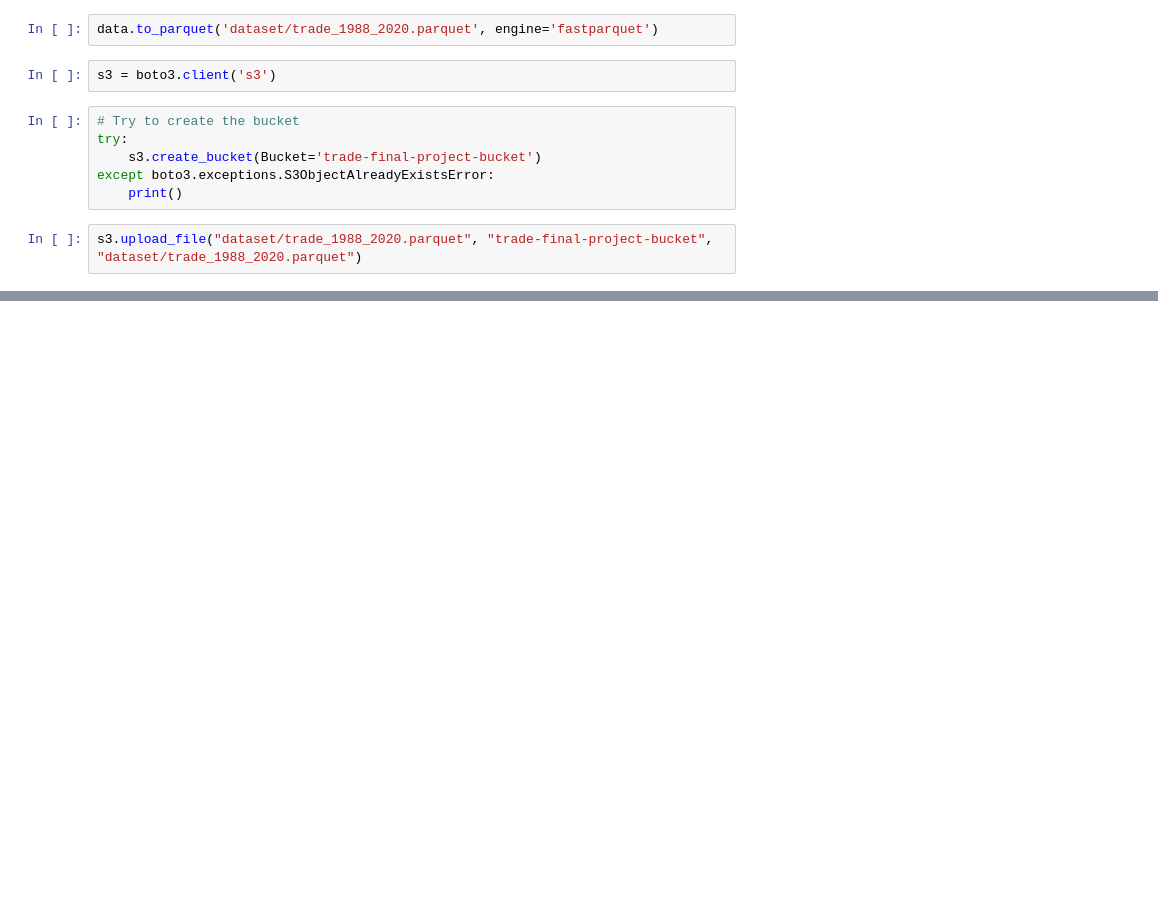
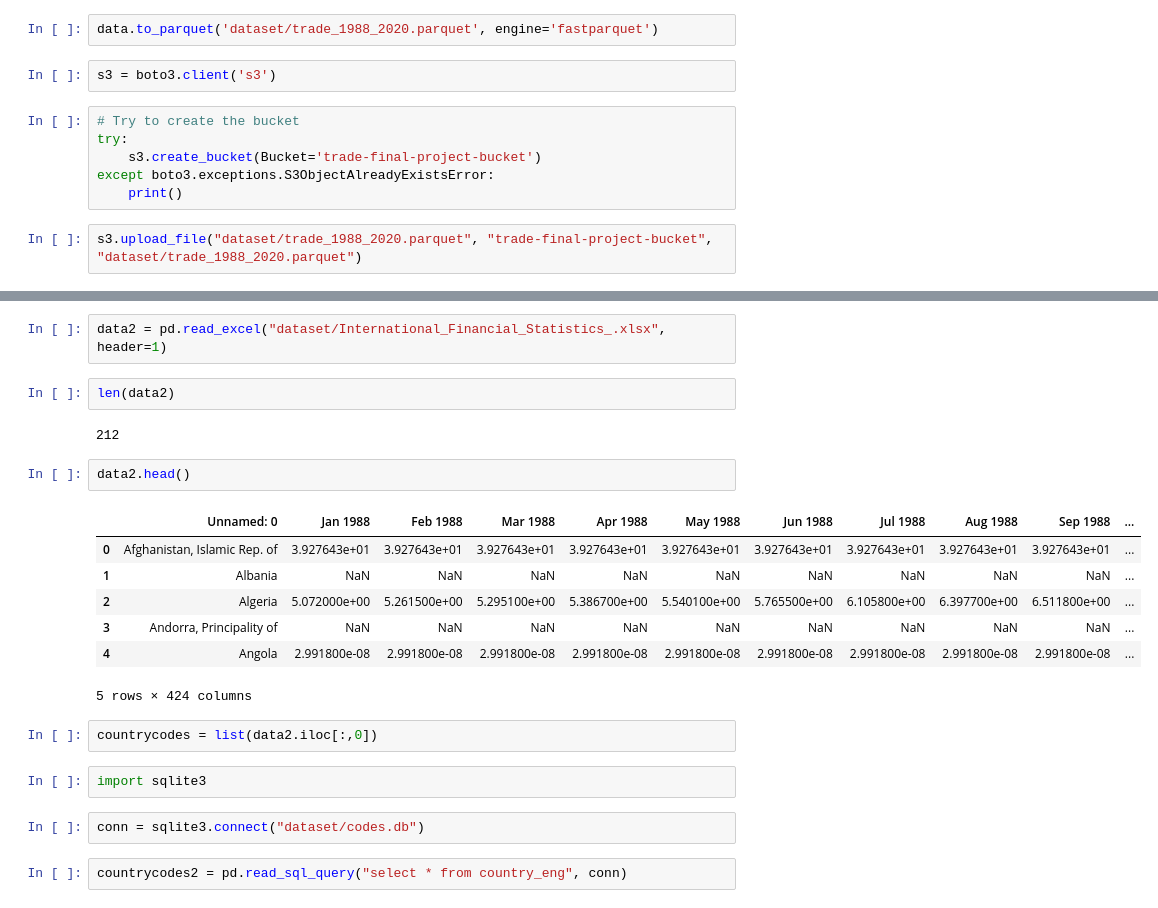
Before and after one commit to macs30123-s23/final-project-ayako, a Jupyter notebook: upload_data.ipynb, the cells around one changed output, grey strips where cells are left out. Cells and saved outputs as stored; diff of their text form; blank space fills up the shorter version.

```diff
--- a/upload_data.ipynb
+++ b/upload_data.ipynb
@@ -45,0 +53,24 @@ s3.upload_file("dataset/trade_1988_2020.parquet", "trade-final-project-bucket",
+# %%
+data2 = pd.read_excel("dataset/International_Financial_Statistics_.xlsx", header=1)
+# %%
+len(data2)
+# %% [output]
+212
+# %%
+data2.head()
+# %% [output]
+|  | Unnamed: 0 | Jan 1988 | Feb 1988 | Mar 1988 | Apr 1988 | May 1988 | Jun 1988 | Jul 1988 | Aug 1988 | Sep 1988 | ... |
+| 0 | Afghanistan, Islamic Rep. of | 3.927643e+01 | 3.927643e+01 | 3.927643e+01 | 3.927643e+01 | 3.927643e+01 | 3.927643e+01 | 3.927643e+01 | 3.927643e+01 | 3.927643e+01 | ... |
+| 1 | Albania | NaN | NaN | NaN | NaN | NaN | NaN | NaN | NaN | NaN | ... |
+| 2 | Algeria | 5.072000e+00 | 5.261500e+00 | 5.295100e+00 | 5.386700e+00 | 5.540100e+00 | 5.765500e+00 | 6.105800e+00 | 6.397700e+00 | 6.511800e+00 | ... |
+| 3 | Andorra, Principality of | NaN | NaN | NaN | NaN | NaN | NaN | NaN | NaN | NaN | ... |
+| 4 | Angola | 2.991800e-08 | 2.991800e-08 | 2.991800e-08 | 2.991800e-08 | 2.991800e-08 | 2.991800e-08 | 2.991800e-08 | 2.991800e-08 | 2.991800e-08 | ... |
+5 rows × 424 columns
+# %%
+countrycodes = list(data2.iloc[:,0])
+# %%
+import sqlite3
+# %%
+conn = sqlite3.connect("dataset/codes.db")
+# %%
+countrycodes2 = pd.read_sql_query("select * from country_eng", conn)
```
Also changed, not shown: parts of 22 cells of this notebook, 1 other file.
